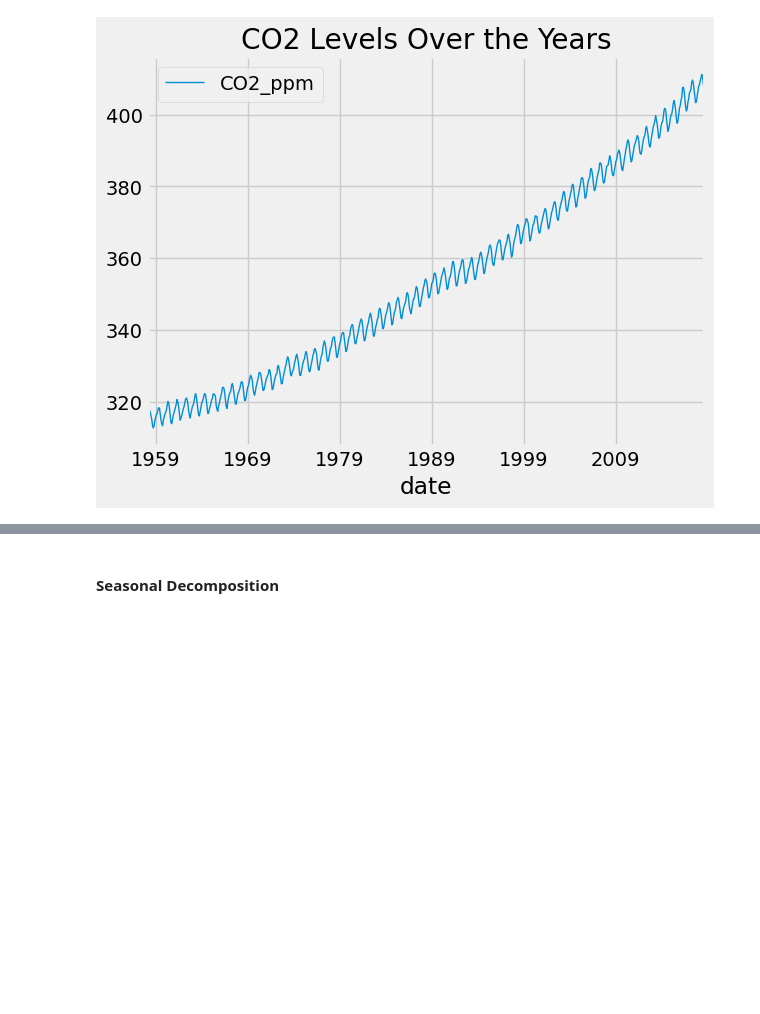
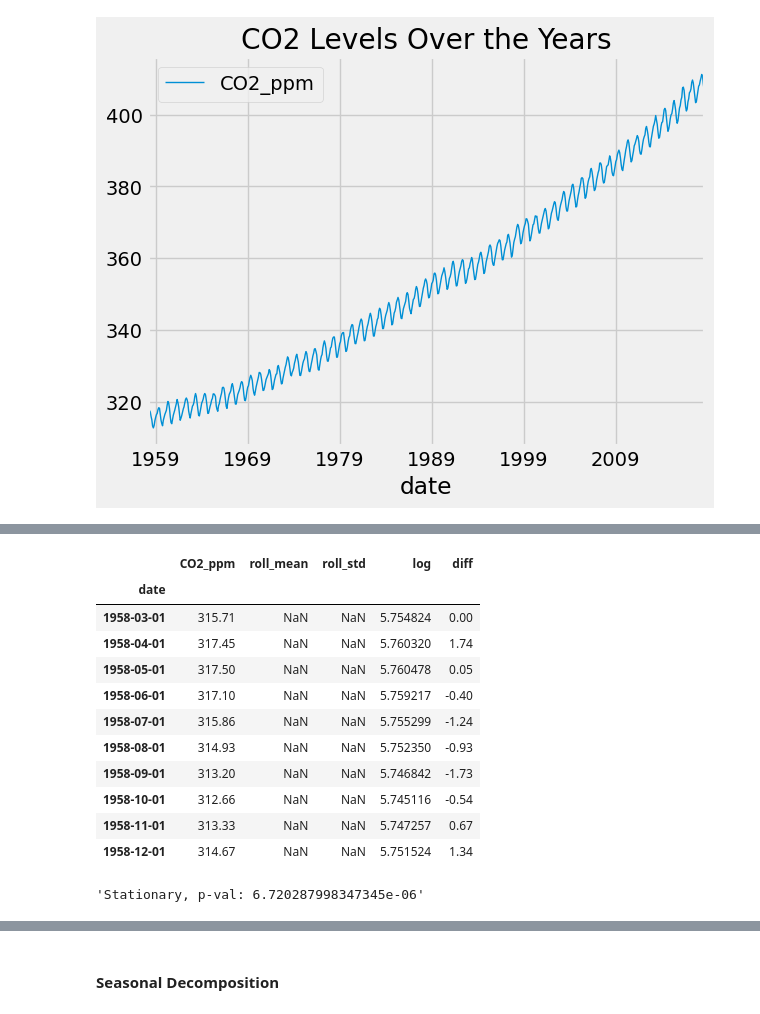
Before and after one commit to debhere/Experiments, a Jupyter notebook: CO2 Levels/co2_levels_V0.1.ipynb, the cells around one changed output, grey strips where cells are left out. Saved outputs shown, nothing was run; the diff lists cells and outputs as text; code cells hidden in the pictures; blank space fills up the shorter version.

```diff
--- a/CO2 Levels/co2_levels_V0.1.ipynb
+++ b/CO2 Levels/co2_levels_V0.1.ipynb
@@ -44,0 +81,21 @@ plt.show()
+# %%
+co['log'] = np.log(co['CO2_ppm'])
+co['diff'] = co['CO2_ppm'].diff(1).fillna(0)
+co.head(10)
+# %% [output]
+|  | CO2_ppm | roll_mean | roll_std | log | diff |
+| date |  |  |  |  |  |
+| 1958-03-01 | 315.71 | NaN | NaN | 5.754824 | 0.00 |
+| 1958-04-01 | 317.45 | NaN | NaN | 5.760320 | 1.74 |
+| 1958-05-01 | 317.50 | NaN | NaN | 5.760478 | 0.05 |
+| 1958-06-01 | 317.10 | NaN | NaN | 5.759217 | -0.40 |
+| 1958-07-01 | 315.86 | NaN | NaN | 5.755299 | -1.24 |
+| 1958-08-01 | 314.93 | NaN | NaN | 5.752350 | -0.93 |
+| 1958-09-01 | 313.20 | NaN | NaN | 5.746842 | -1.73 |
+| 1958-10-01 | 312.66 | NaN | NaN | 5.745116 | -0.54 |
+| 1958-11-01 | 313.33 | NaN | NaN | 5.747257 | 0.67 |
+| 1958-12-01 | 314.67 | NaN | NaN | 5.751524 | 1.34 |
+# %%
+check_stationarity(co, 'diff')
+# %% [output]
+'Stationary, p-val: 6.720287998347345e-06'
```
Also changed, not shown: parts of 16 cells of this notebook.
